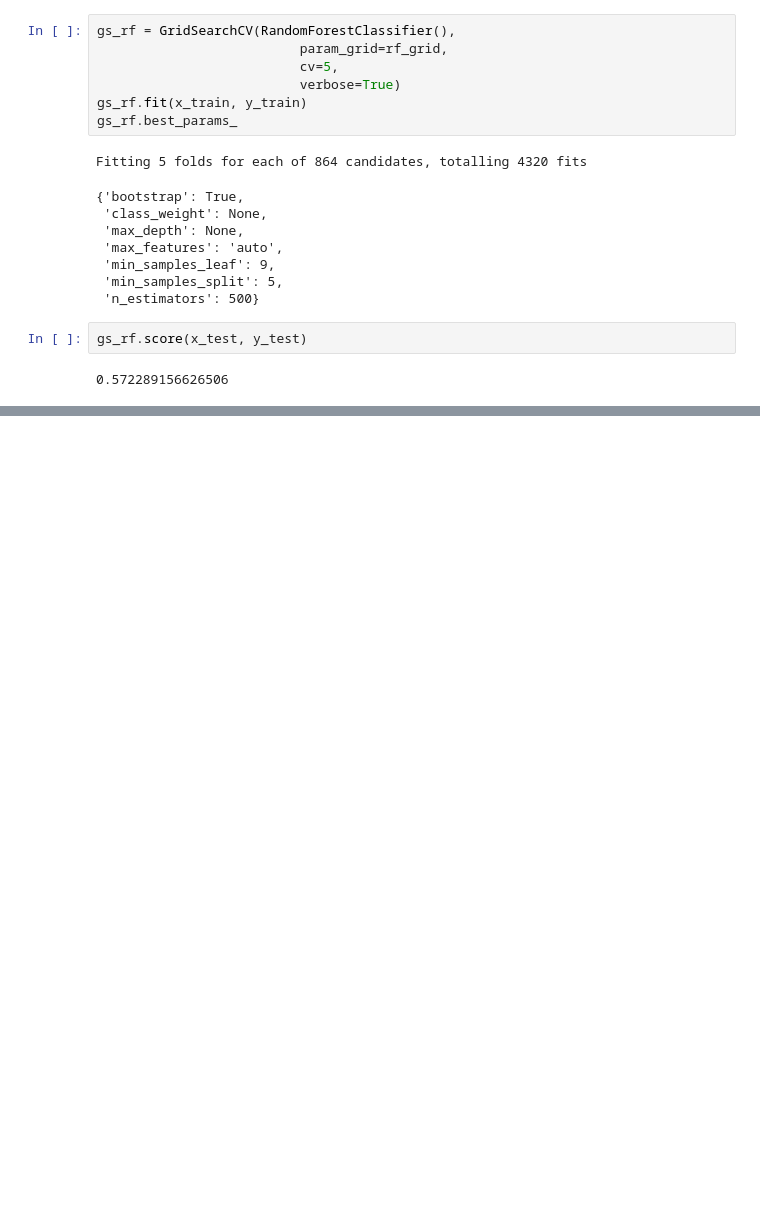
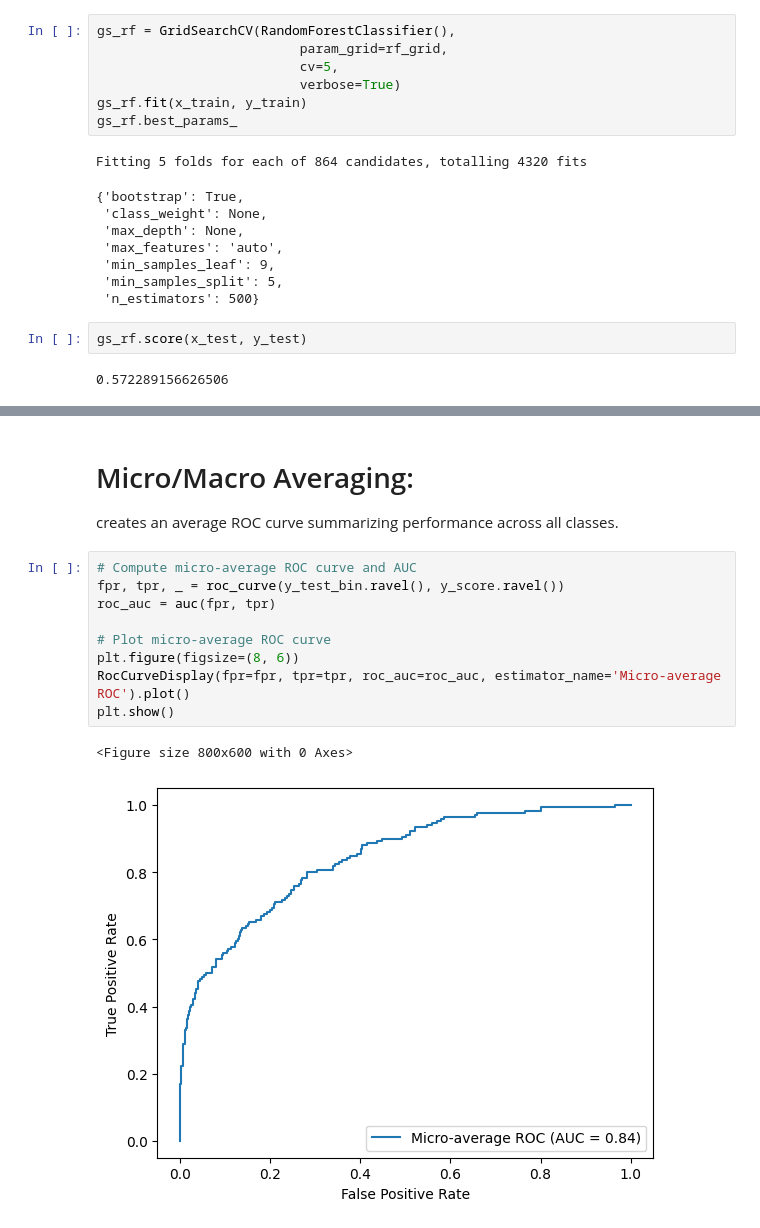
Before and after one commit to Mohamad-Namaki/Classification-Project-UCI-Heart-Disease, a Jupyter notebook: Project.ipynb, the cells around one changed output, grey strips where cells are left out. Drawn from its saved outputs; the diff is of its cells as text; blank space fills up the shorter version.

```diff
--- a/Project.ipynb
+++ b/Project.ipynb
@@ -428,0 +462,15 @@ gs_rf.score(x_test, y_test)
+# %% [markdown]
+# Micro/Macro Averaging:
+ creates an average ROC curve summarizing performance across all classes.
+# %%
+# Compute micro-average ROC curve and AUC
+fpr, tpr, _ = roc_curve(y_test_bin.ravel(), y_score.ravel())
+roc_auc = auc(fpr, tpr)
+
+# Plot micro-average ROC curve
+plt.figure(figsize=(8, 6))
+RocCurveDisplay(fpr=fpr, tpr=tpr, roc_auc=roc_auc, estimator_name='Micro-average ROC').plot()
+plt.show()
+# %% [output]
+<Figure size 800x600 with 0 Axes>
+[figure, added]
```
Also changed, not shown: parts of 5 cells of this notebook.
